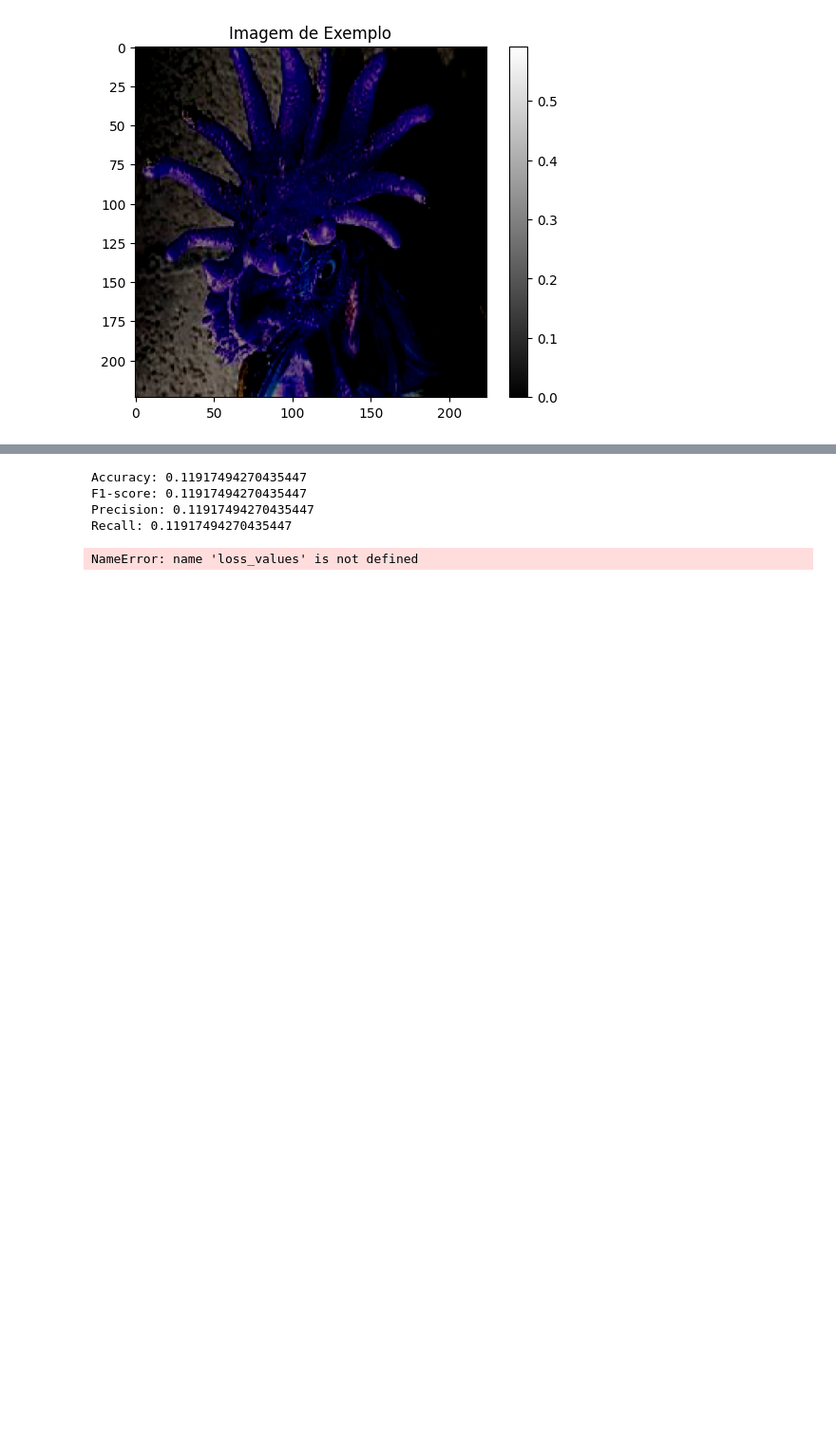
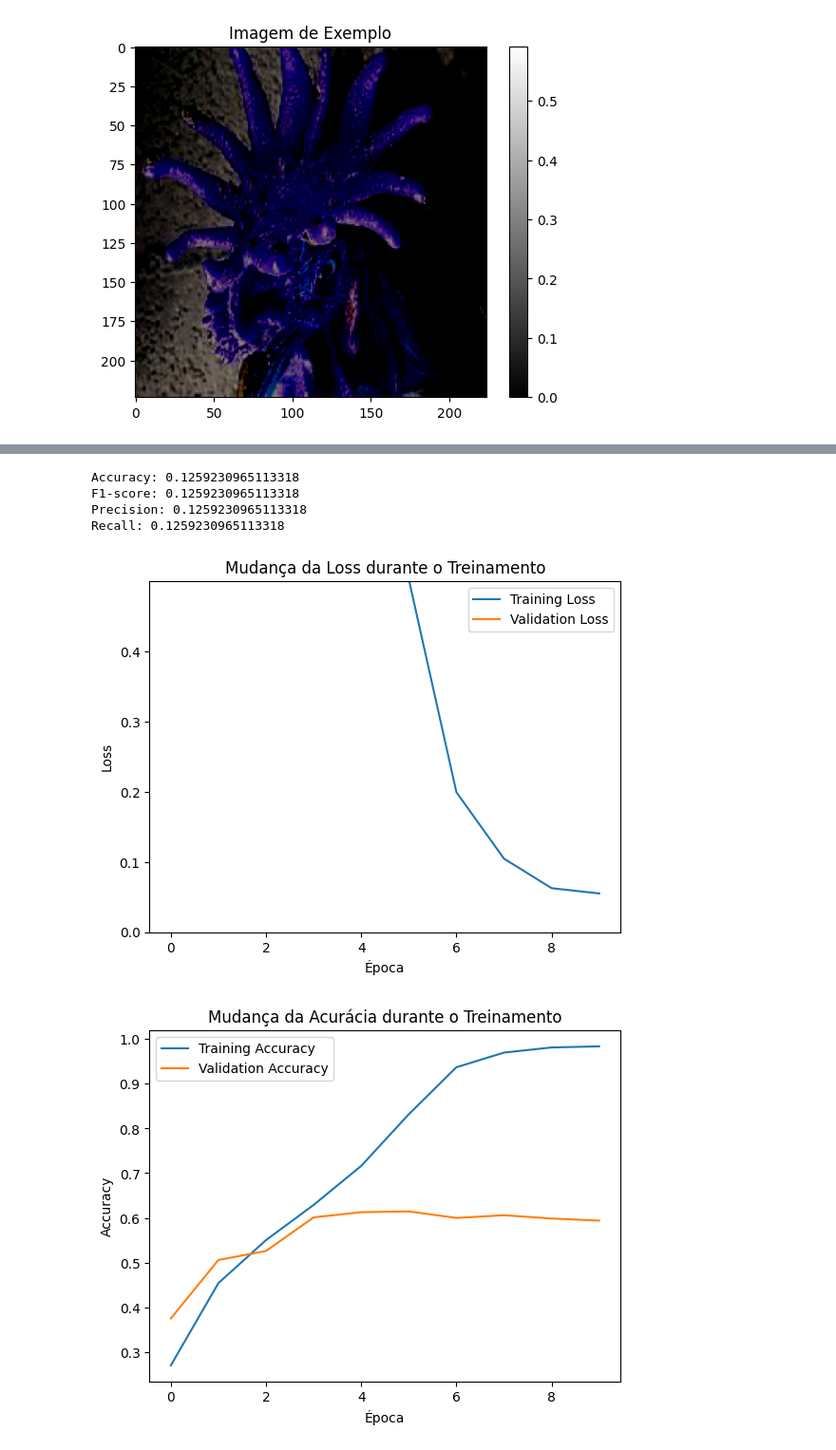
Before and after one commit to gabrielhtres/AnimalsClassification, a Jupyter notebook: AnimalClassificationVGG.ipynb, the cells around one changed output, grey strips where cells are left out. Shown at 95% size. Drawn from its saved outputs; the diff is of its cells as text; code cells hidden in the pictures; blank space fills up the shorter version.

```diff
--- a/AnimalClassificationVGG.ipynb
+++ b/AnimalClassificationVGG.ipynb
@@ -81,12 +81,12 @@ model.add(Dense(10, activation='softmax'))  # Substitua 10 pelo número de suas
 model.summary()
 
 # Passo 4: Configurar e compilar o modelo
-model.compile(optimizer=Adam(learning_rate=0.0001),  # Ajuste conforme necessário
+model.compile(optimizer=Adam(learning_rate=1e-6),  # Ajuste conforme necessário
               loss='categorical_crossentropy',
               metrics=['accuracy'])
 
 # Treinamento do modelo
-model.fit(train_generator, epochs=1)  # Ajuste conforme necessário
+model.fit(train_generator, epochs=10, batch_size=128)  # Ajuste conforme necessário
 # %%
 model = Sequential()
 
@@ -128,5 +128,5 @@ model.add(Dense(10, activation='softmax'))
 
 model.compile(optimizer=Adam(learning_rate=0.0001), loss='categorical_crossentropy', metrics=['accuracy'])
 
-model.fit(train_generator, epochs=2, batch_size=64, validation_data=test_generator)
+history = model.fit(train_generator, epochs=15, batch_size=64, validation_data=test_generator)
 # %% [output]
@@ -148,32 +153,37 @@ y_true = test_generator.classes
 # %%
+loss_values = history.history['loss']
+val_loss_values = history.history['val_loss']
+accuracy_values = history.history['accuracy']
+val_accuracy_values = history.history['val_accuracy']
 
 print("Accuracy:", metrics.accuracy_score(y_pred_array, y_true))
 print("F1-score:", metrics.f1_score(y_pred_array, y_true, average='micro'))
 print("Precision:", metrics.precision_score(y_pred_array, y_true, average='micro'))
 print("Recall:", metrics.recall_score(y_pred_array, y_true, average='micro'))
 
-# plt.ylim(0, 0.5)
-# plt.yticks(np.arange(0, 0.5, 0.1))
+plt.ylim(0, 0.5)
+plt.yticks(np.arange(0, 0.5, 0.1))
 
 # Plotagem da loss
 plt.plot(loss_values, label='Training Loss')
 plt.plot(val_loss_values, label='Validation Loss')
 plt.xlabel('Época')
 plt.ylabel('Loss')
 plt.title('Mudança da Loss durante o Treinamento')
 plt.legend()
 plt.show()
 # Plotagem da accuracy
 plt.plot(accuracy_values, label='Training Accuracy')
 plt.plot(val_accuracy_values, label='Validation Accuracy')
 plt.xlabel('Época')
 plt.ylabel('Accuracy')
 plt.title('Mudança da Acurácia durante o Treinamento')
 plt.legend()
 plt.show()
 # %% [output]
-Accuracy: 0.11917494270435447
-F1-score: 0.11917494270435447
-Precision: 0.11917494270435447
-Recall: 0.11917494270435447
+Accuracy: 0.1259230965113318
+F1-score: 0.1259230965113318
+Precision: 0.1259230965113318
+Recall: 0.1259230965113318
-NameError: name 'loss_values' is not defined
+[figure, added]
+[figure, added]
```
Also changed, not shown: parts of 2 cells of this notebook.
